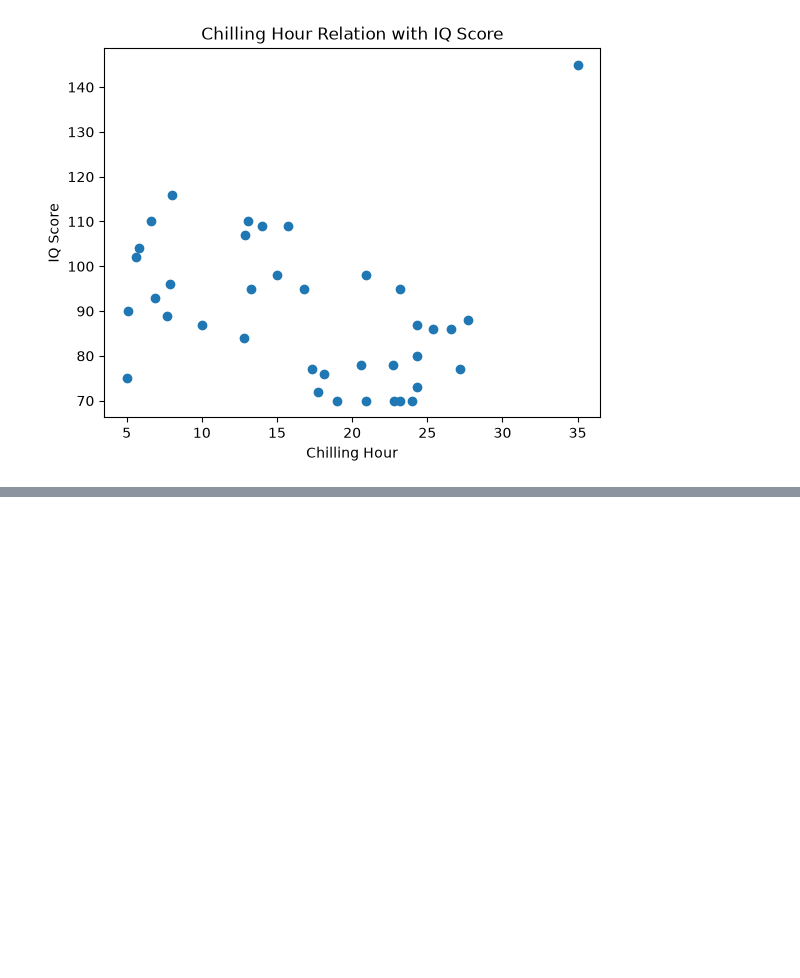
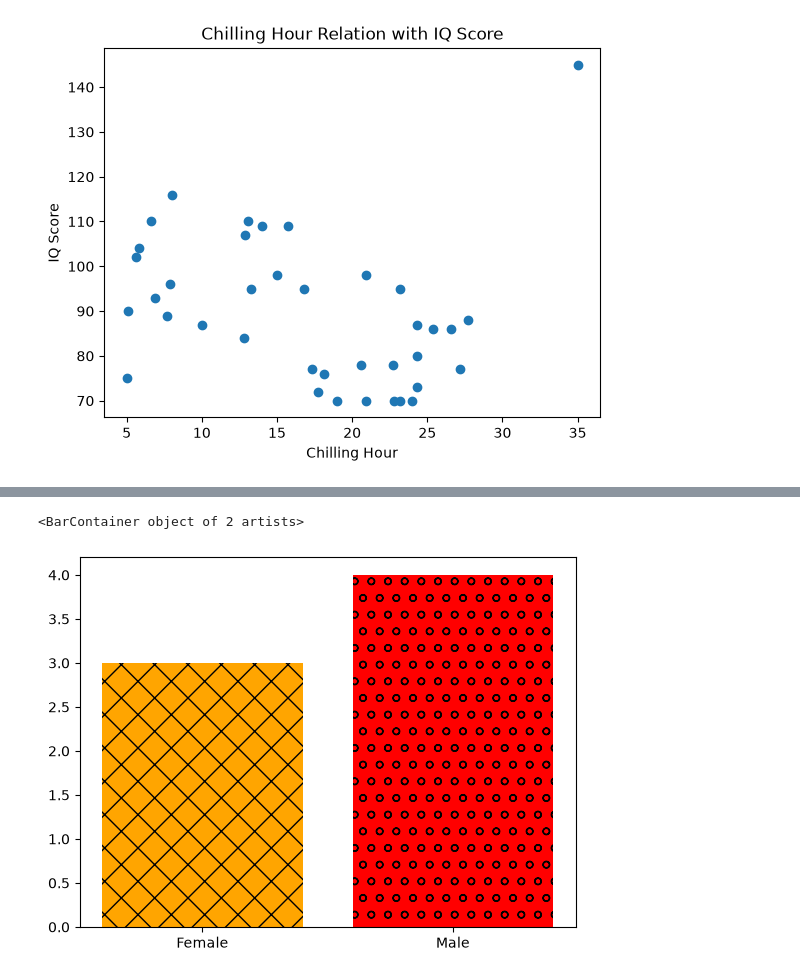
Before and after one commit to thisisyourfahi/phitron-ai-prog-with-python, a Jupyter notebook: module-15/matplotlib-basics.ipynb, the cells around one changed output, grey strips where cells are left out. Cells and saved outputs as stored; diff of their text form; code cells hidden in the pictures; blank space fills up the shorter version.

```diff
--- a/module-15/matplotlib-basics.ipynb
+++ b/module-15/matplotlib-basics.ipynb
@@ -181,0 +218,10 @@ plt.scatter(students['Chilling_Hours'], students['IQ_Score'])
+# %%
+data = {
+    'Student': [ 'B', 'C', 'D', 'E', 'F', 'G', 'H'],
+    'Gender': [ 'Male', 'Female', 'Male', 'Female', 'Male', 'Female', 'Male'],
+    'StudyHours': [ 2, 5, 3, 7, 4, 8, 1],
+    'Attendance': [ 60, 88, 70, 95, 80, 98, 55],
+    'Grade': [ 'Fail', 'Pass', 'Fail', 'Pass', 'Pass', 'Pass', 'Fail']
+}
+
+df = pd.DataFrame(data)
@@ -181,0 +237,9 @@ plt.scatter(students['Chilling_Hours'], students['IQ_Score'])
+# %%
+# gender wise categorizing
+
+gender_group = df.groupby('Gender').size()
+
+plt.bar(gender_group.index, gender_group.values, color=['orange', 'red'], hatch=['x', 'o'])
+# %% [output]
+<BarContainer object of 2 artists>
+[figure, added]
```
Also changed, not shown: parts of 13 cells of this notebook, 1 other file.
